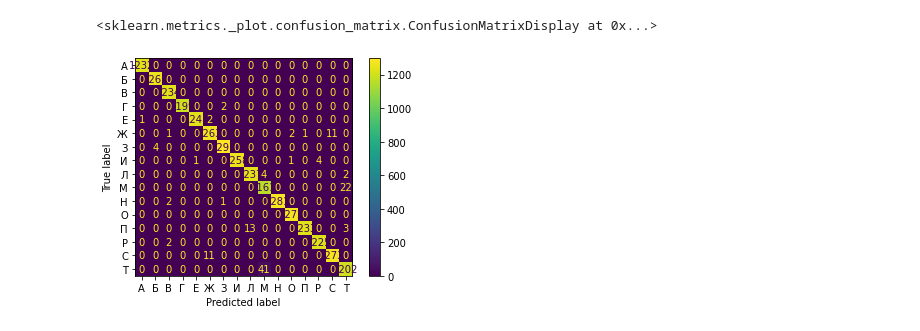
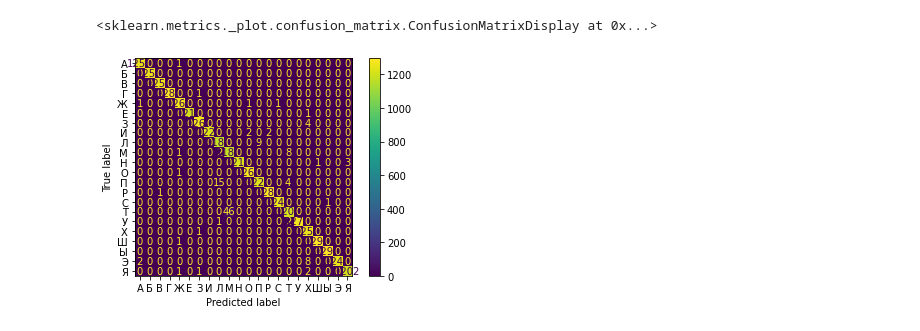
Before and after one commit to manosh7n/gesture_recognition, a Jupyter notebook: dataset/train.ipynb, the cells around one changed output. Cells and saved outputs as stored; diff of their text form; code cells hidden in the pictures.

Commit message:
updated model

```diff
--- a/dataset/train.ipynb
+++ b/dataset/train.ipynb
@@ -33,5 +20,5 @@ Name: 63, dtype: float64
 # %%
-model = LogisticRegression(max_iter=400, n_jobs=-1)
-# model = CatBoostClassifier(random_state=42)
+# model = LogisticRegression(max_iter=400, n_jobs=-1)
+model = LogisticRegressionCV(max_iter=400, n_jobs=-1, cv=10, verbose=5)
 # %%
 scores = cross_val_score(model, X, Y, cv=10, scoring='accuracy', verbose=10, n_jobs=-1)
@@ -63,0 +45,7 @@ Y.nunique()
+# %%
+import matplotlib.pyplot as mpl
+
+ax = mpl.figure(figsize=(12, 12), dpi=65, ).gca()
+
+ALPH = ['А', 'Б', 'В', 'Г', 'Ж', 'Е', 'З', 'И', 'Л', 'М', 'Н', 'О', 'П', 'Р', 'С', 'Т','У', 'Х', 'Ц', 'Ш', 'Ы', 'Э', 'Я']
+plot_confusion_matrix(model, X, Y, display_labels=ALPH, ax=ax, cmap='YlGn', colorbar=None)
@@ -66,6 +57,6 @@ classes = Y.nunique()
 filename = f'lr_{classes}.sav'
 pickle.dump(model, open(f'../models/{filename}', 'wb'))
 # %%
-model.fit(x_train, y_train)
-pred = model.predict(x_test)
-accuracy_score(y_test, pred)
+# model.fit(x_train, y_train)
+pred = model.predict(X)
+# accuracy_score(y_test, pred)
@@ -85,6 +71,5 @@ with open('wrong_predict.txt', 'w') as out:
 # %%
-ALPH = ['А', 'Б', 'В', 'Г', 'Е', 'Ж', 'З', 'И', 'Л', 'М', 'Н', 'О', 'П', 'Р', 'С', 'Т']
 plot_confusion_matrix(model, x_test, y_test, display_labels=ALPH)
 # %% [output]
 <sklearn.metrics._plot.confusion_matrix.ConfusionMatrixDisplay at 0x...>
-[figure, old version]
+[figure, new version]
```
Also changed, not shown: parts of 14 cells of this notebook, 8 other files.
